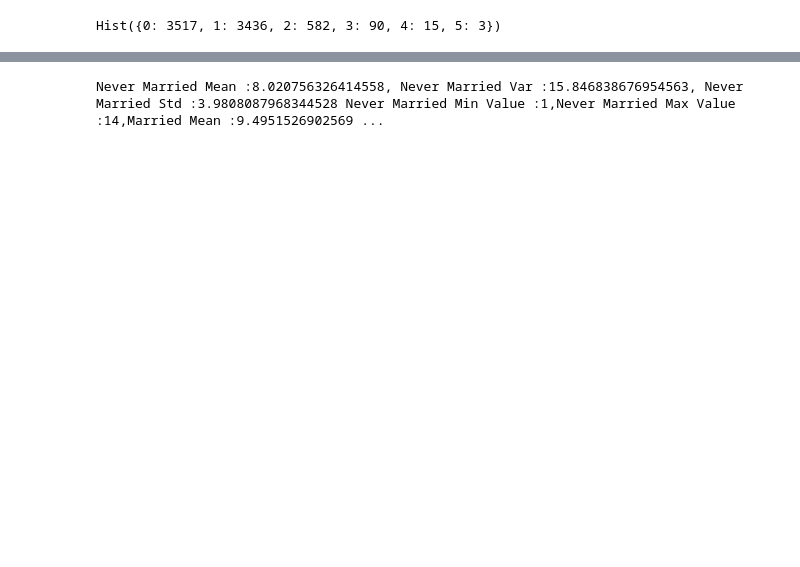
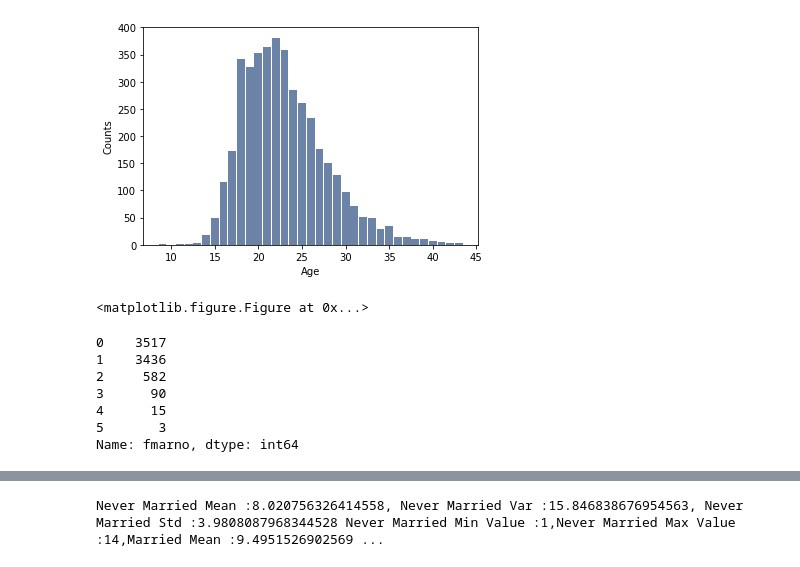
Before and after one commit to ammoti/CS240, a Jupyter notebook: Homework2_212970649/Homework2.ipynb, the cells around one changed output, grey strips where cells are left out. Saved outputs shown, nothing was run; the diff lists cells and outputs as text; code cells hidden in the pictures; blank space fills up the shorter version.

```diff
--- a/Homework2_212970649/Homework2.ipynb
+++ b/Homework2_212970649/Homework2.ipynb
@@ -10,10 +29,20 @@ firstMarriage_hist = thinkstats2.Hist(firstMarriage)
+# %%
+firstMarriage_hist = thinkstats2.Hist(firstMarriage)
+thinkplot.Hist(firstMarriage_hist)
+thinkplot.Show(xlabel='Age',ylabel='Counts')
+# %% [output]
+[figure, added]
+<matplotlib.figure.Figure at 0x...>
 # %%
 #Question 2
 
 numberMarriage = pres.fmarno
-numberMarriage
 numberMarriage.value_counts().sort_index()
-numberMarriage_hist = thinkstats2.Hist(numberMarriage)
-numberMarriage_hist
 # %% [output]
-Hist({0: 3517, 1: 3436, 2: 582, 3: 90, 4: 15, 5: 3})
+0    3517
+1    3436
+2     582
+3      90
+4      15
+5       3
+Name: fmarno, dtype: int64
```
Also changed, not shown: parts of 6 cells of this notebook.
